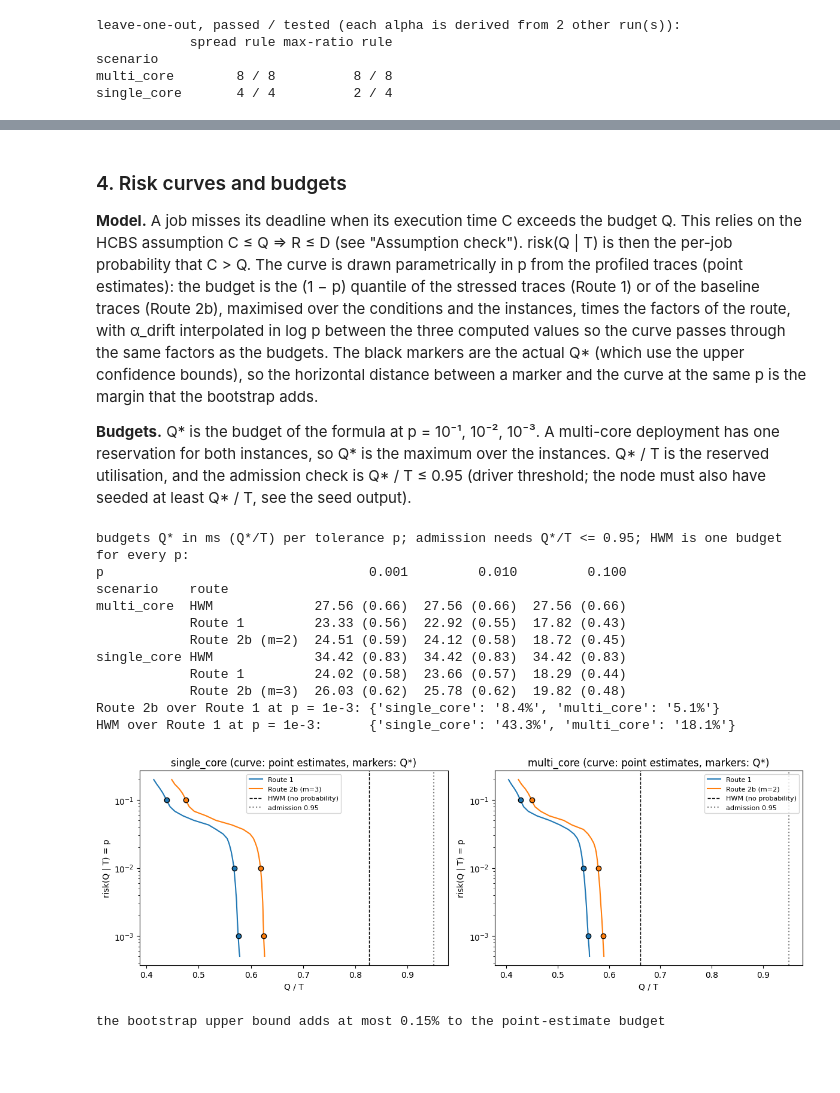
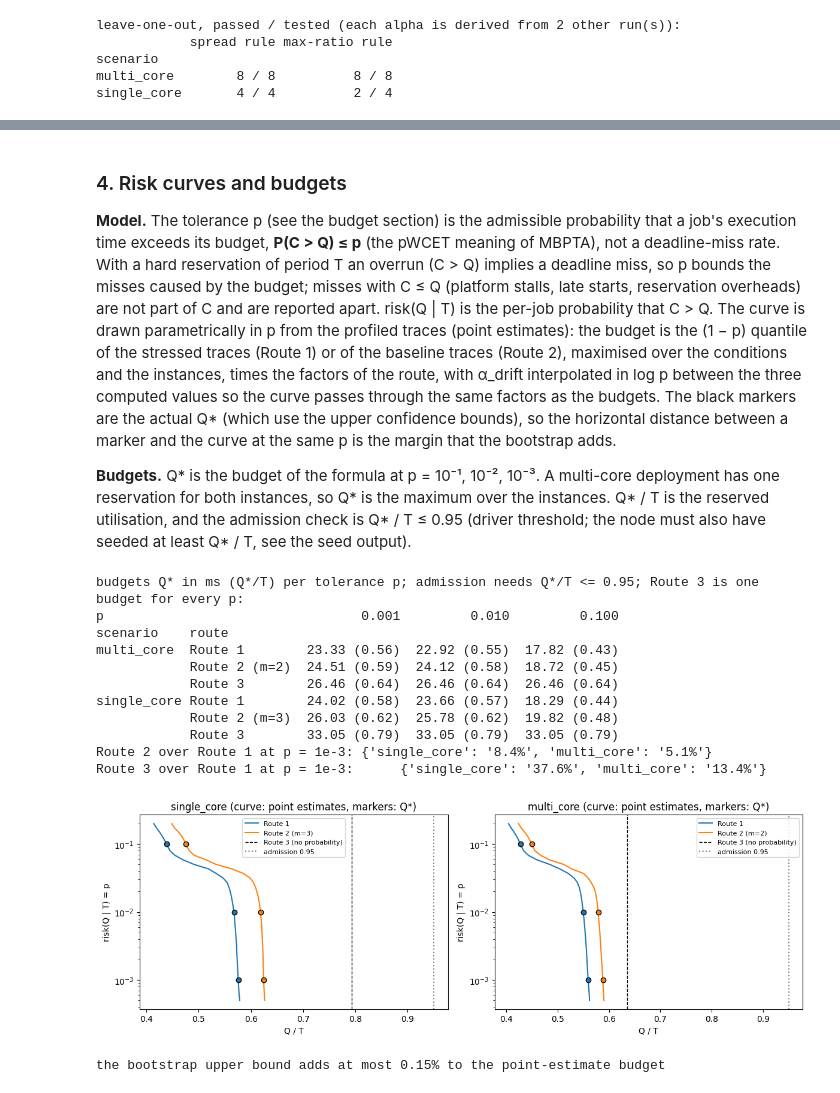
Before and after one commit to pippi2802/GraduationProject, a Jupyter notebook: research-questions/RQ2/analysis/analysis.ipynb, the cells around one changed output, grey strips where cells are left out. Saved outputs shown, nothing was run; the diff lists cells and outputs as text; code cells hidden in the pictures; blank space fills up the shorter version.

```diff
--- a/research-questions/RQ2/analysis/analysis.ipynb
+++ b/research-questions/RQ2/analysis/analysis.ipynb
@@ -1277,9 +1248,8 @@ ALPHA_PLATFORM = {1: 1.03, 2: 1.06, 3: 1.11}   # alpha_cores,platform(m): the vi
 M_USED = {"single_core": 3, "multi_core": 2}   # DECISION. multi-core: m=2 (1.06) or the conservative m=3 (1.11), see "Decision: m for multi-core"
 ADMISSION_MAX = 0.95                           # driver admission threshold: Q / T <= 0.95
 K_LIST = [10, 100]                             # window lengths k of the worst-case (m,k)
-HWM_STRESS = ("cache", "memory")               # third route (HWM): the stressed profiling runs whose maximum is taken
-HWM_MARGIN = 0.96                              # HWM: divide by this, the accounting shortfall measured online (C <= 0.96 Q* is never late)
-HWM_P = 1e-3                                   # HWM: alpha_drift is taken at this p (the route itself has no tolerance)
+HWM_STRESS = ("cache", "memory")               # Route 3: the stressed profiling runs whose maximum is taken
+HWM_P = 1e-3                                   # Route 3: alpha_drift is taken at this p (the route itself has no tolerance)
 
 # ---- alpha_drift as the spread of the baseline bounds (S1 + S2) ----
 spread = bnd.groupby(["scenario", "instance_id", "p"])["ucb"].agg(lambda v: v.max() / v.min())
@@ -1292,7 +1262,7 @@ print(alpha_drift_p.unstack("p").round(4).to_string())
 show_detail("spread per instance and p", spread.unstack("p").round(4))
 show_detail("max-ratio rule of the earlier cells, for comparison", alpha["ALL (deployment alpha)"].round(4).to_frame("alpha_drift"))
 
-# ---- third route, HWM: Q = max C over the stressed profiling runs x alpha_drift / 0.96, no tolerance ----
+# ---- Route 3 (high-water mark): Q = max C over the stressed profiling runs x alpha_drift, no tolerance ----
 _hwm = {}
 def hwm_ms(scen, inst):
     """max CPU time (ms) over the stressed profiling runs, per instance; warm-up and skipped jobs are out of load_series,
@@ -1311,10 +1281,10 @@ def budget_table(m_used):
     for (scen, inst, p), r in final.iterrows():
         a_d = alpha_drift_p[(scen, p)]
         rows.append(dict(scenario=scen, instance_id=inst, p=p, route="Route 1", Q_ms=r.C_p_stress * a_d))
-        rows.append(dict(scenario=scen, instance_id=inst, p=p, route=f"Route 2b (m={m_used[scen]})",
+        rows.append(dict(scenario=scen, instance_id=inst, p=p, route=f"Route 2 (m={m_used[scen]})",
                          Q_ms=r.C_p_base * ALPHA_PLATFORM[m_used[scen]] * a_d))
-        rows.append(dict(scenario=scen, instance_id=inst, p=p, route="HWM",       # the same budget for every p
-                         Q_ms=hwm_ms(scen, inst) * alpha_drift_p[(scen, HWM_P)] / HWM_MARGIN))
+        rows.append(dict(scenario=scen, instance_id=inst, p=p, route="Route 3",       # the same budget for every p
+                         Q_ms=hwm_ms(scen, inst) * alpha_drift_p[(scen, HWM_P)]))
     return pd.DataFrame(rows)
 
 # m=3 for multi-core is kept next to the used m, so the two can be compared everywhere below
@@ -1514,7 +1484,7 @@ S2 only (baselines)  300000       0    0.0e+00   1.0e-05      0.0e+00
 # %% [markdown]
 ### 4. Risk curves and budgets
 
-**Model.** A job misses its deadline when its execution time C exceeds the budget Q. This relies on the HCBS assumption C ≤ Q ⇒ R ≤ D (see "Assumption check"). risk(Q | T) is then the per-job probability that C > Q. The curve is drawn parametrically in p from the profiled traces (point estimates): the budget is the (1 − p) quantile of the stressed traces (Route 1) or of the baseline traces (Route 2b), maximised over the conditions and the instances, times the factors of the route, with α_drift interpolated in log p between the three computed values so the curve passes through the same factors as the budgets. The black markers are the actual Q* (which use the upper confidence bounds), so the horizontal distance between a marker and the curve at the same p is the margin that the bootstrap adds.
+**Model.** The tolerance p (see the budget section) is the admissible probability that a job's execution time exceeds its budget, **P(C > Q) ≤ p** (the pWCET meaning of MBPTA), not a deadline-miss rate. With a hard reservation of period T an overrun (C > Q) implies a deadline miss, so p bounds the misses caused by the budget; misses with C ≤ Q (platform stalls, late starts, reservation overheads) are not part of C and are reported apart. risk(Q | T) is the per-job probability that C > Q. The curve is drawn parametrically in p from the profiled traces (point estimates): the budget is the (1 − p) quantile of the stressed traces (Route 1) or of the baseline traces (Route 2), maximised over the conditions and the instances, times the factors of the route, with α_drift interpolated in log p between the three computed values so the curve passes through the same factors as the budgets. The black markers are the actual Q* (which use the upper confidence bounds), so the horizontal distance between a marker and the curve at the same p is the margin that the bootstrap adds.
 
 **Budgets.** Q* is the budget of the formula at p = 10⁻¹, 10⁻², 10⁻³. A multi-core deployment has one reservation for both instances, so Q* is the maximum over the instances. Q* / T is the reserved utilisation, and the admission check is Q* / T ≤ 0.95 (driver threshold; the node must also have seeded at least Q* / T, see the seed output).
 # %%
@@ -1522,18 +1492,18 @@ S2 only (baselines)  300000       0    0.0e+00   1.0e-05      0.0e+00
 dep = bt_all.groupby(["scenario", "route", "p"], as_index=False)["Q_ms"].max()     # one reservation: max over instances
 dep["Q_over_T"] = dep.Q_ms / T_MS
 dep["admitted"] = dep.Q_over_T <= ADMISSION_MAX
-dep["in_use"] = [r in ("Route 1", "HWM") or r == f"Route 2b (m={M_USED[s]})" for s, r in zip(dep.scenario, dep.route)]
+dep["in_use"] = [r in ("Route 1", "Route 3") or r == f"Route 2 (m={M_USED[s]})" for s, r in zip(dep.scenario, dep.route)]
 _d = dep[dep.in_use].assign(cell=lambda d: d.Q_ms.round(2).astype(str) + " (" + d.Q_over_T.round(2).astype(str) + ")")
-print(f"budgets Q* in ms (Q*/T) per tolerance p; admission needs Q*/T <= {ADMISSION_MAX}; HWM is one budget for every p"
+print(f"budgets Q* in ms (Q*/T) per tolerance p; admission needs Q*/T <= {ADMISSION_MAX}; Route 3 is one budget for every p"
       + ("" if dep[dep.in_use].admitted.all() else "  -- NOT ALL ADMITTED") + ":")
 print(_d.pivot_table(index=["scenario", "route"], columns="p", values="cell", aggfunc="first").to_string())
-piv = dep[dep.in_use & (dep.route != "HWM")].assign(kind=lambda d: np.where(d.route == "Route 1", "r1", "r2b")).pivot_table(
+piv = dep[dep.in_use & (dep.route != "Route 3")].assign(kind=lambda d: np.where(d.route == "Route 1", "r1", "r2")).pivot_table(
     index=["scenario", "p"], columns="kind", values="Q_ms")
-_ob = (piv.r2b / piv.r1 - 1) * 100
-print("Route 2b over Route 1 at p = 1e-3:", {s: f"{_ob[(s, 1e-3)]:.1f}%" for s in SCENARIOS})
-_h = dep[(dep.route == "HWM") & (dep.p == 1e-3)].set_index("scenario").Q_ms
+_ob = (piv.r2 / piv.r1 - 1) * 100
+print("Route 2 over Route 1 at p = 1e-3:", {s: f"{_ob[(s, 1e-3)]:.1f}%" for s in SCENARIOS})
+_h = dep[(dep.route == "Route 3") & (dep.p == 1e-3)].set_index("scenario").Q_ms
 _r1 = dep[(dep.route == "Route 1") & (dep.p == 1e-3)].set_index("scenario").Q_ms
-print("HWM over Route 1 at p = 1e-3:     ", {s: f"{(_h[s] / _r1[s] - 1) * 100:.1f}%" for s in SCENARIOS})
+print("Route 3 over Route 1 at p = 1e-3:     ", {s: f"{(_h[s] / _r1[s] - 1) * 100:.1f}%" for s in SCENARIOS})
 
 # ---- risk(Q | T) curves: parametric in p, same factors as the budgets ----
 import matplotlib.pyplot as plt
@@ -1544,48 +1514,48 @@ def q_point(scen, conds, p):
     """(1-p) quantile of the profiled traces, maximised over conditions and instances"""
     return max(np.quantile(s1_series[(scen, c, i)], 1 - p) for c in conds for i in SCENARIOS[scen])
 
 def alpha_drift_at(scen, p):
     a = alpha_drift_p[scen].sort_index()                        # indexed by p
     return float(np.exp(np.interp(np.log(p), np.log(a.index.values), np.log(a.values))))
 
 p_grid = np.logspace(-3.3, -0.7, 40)
 fig, axes = plt.subplots(1, len(SCENARIOS), figsize=(6 * len(SCENARIOS), 4.2), squeeze=False)
 for ax, scen in zip(axes[0], SCENARIOS):
     a_p = ALPHA_PLATFORM[M_USED[scen]]
-    for name, conds, plat in (("Route 1", ("cache", "memory"), 1.0), (f"Route 2b (m={M_USED[scen]})", ("baseline1", "baseline2"), a_p)):
+    for name, conds, plat in (("Route 1", ("cache", "memory"), 1.0), (f"Route 2 (m={M_USED[scen]})", ("baseline1", "baseline2"), a_p)):
         q = [q_point(scen, conds, p) * plat * alpha_drift_at(scen, p) for p in p_grid]
         line, = ax.semilogy(np.array(q) / T_MS, p_grid, label=name)
         d = dep[(dep.scenario == scen) & (dep.route == name)]
         ax.plot(d.Q_over_T, d.p, "o", color=line.get_color(), mec="k", ms=6)
-    _hw = dep[(dep.scenario == scen) & (dep.route == "HWM")]
+    _hw = dep[(dep.scenario == scen) & (dep.route == "Route 3")]
     if len(_hw):
-        ax.axvline(_hw.Q_over_T.iloc[0], color="k", ls="--", lw=1, label="HWM (no probability)")
+        ax.axvline(_hw.Q_over_T.iloc[0], color="k", ls="--", lw=1, label="Route 3 (no probability)")
     ax.axvline(ADMISSION_MAX, color="grey", ls=":", label="admission 0.95")
     ax.set(title=scen + " (curve: point estimates, markers: Q*)", xlabel="Q / T", ylabel="risk(Q | T) = p")
     ax.legend(fontsize=8)
 plt.tight_layout(); plt.show()
 
 mrows = []
-for d in dep[dep.in_use & (dep.route != "HWM")].itertuples():
+for d in dep[dep.in_use & (dep.route != "Route 3")].itertuples():
     conds, plat = (("cache", "memory"), 1.0) if d.route == "Route 1" else (("baseline1", "baseline2"), ALPHA_PLATFORM[M_USED[d.scenario]])
     qp = q_point(d.scenario, conds, d.p) * plat * alpha_drift_at(d.scenario, d.p)
     mrows.append(dict(scenario=d.scenario, route=d.route, p=d.p, Q_star_ms=d.Q_ms, Q_point_ms=qp, bootstrap_margin_pct=(d.Q_ms / qp - 1) * 100))
 _m = pd.DataFrame(mrows)
 print(f"the bootstrap upper bound adds at most {_m.bootstrap_margin_pct.max():.2f}% to the point-estimate budget")
 show_detail("margin per budget", _m.round(3))
 # %% [output]
-budgets Q* in ms (Q*/T) per tolerance p; admission needs Q*/T <= 0.95; HWM is one budget for every p:
-p                                  0.001         0.010         0.100
+budgets Q* in ms (Q*/T) per tolerance p; admission needs Q*/T <= 0.95; Route 3 is one budget for every p:
+p                                 0.001         0.010         0.100
 scenario    route
-multi_core  HWM             27.56 (0.66)  27.56 (0.66)  27.56 (0.66)
-            Route 1         23.33 (0.56)  22.92 (0.55)  17.82 (0.43)
-            Route 2b (m=2)  24.51 (0.59)  24.12 (0.58)  18.72 (0.45)
-single_core HWM             34.42 (0.83)  34.42 (0.83)  34.42 (0.83)
-            Route 1         24.02 (0.58)  23.66 (0.57)  18.29 (0.44)
-            Route 2b (m=3)  26.03 (0.62)  25.78 (0.62)  19.82 (0.48)
-Route 2b over Route 1 at p = 1e-3: {'single_core': '8.4%', 'multi_core': '5.1%'}
-HWM over Route 1 at p = 1e-3:      {'single_core': '43.3%', 'multi_core': '18.1%'}
+multi_core  Route 1        23.33 (0.56)  22.92 (0.55)  17.82 (0.43)
+            Route 2 (m=2)  24.51 (0.59)  24.12 (0.58)  18.72 (0.45)
+            Route 3        26.46 (0.64)  26.46 (0.64)  26.46 (0.64)
+single_core Route 1        24.02 (0.58)  23.66 (0.57)  18.29 (0.44)
+            Route 2 (m=3)  26.03 (0.62)  25.78 (0.62)  19.82 (0.48)
+            Route 3        33.05 (0.79)  33.05 (0.79)  33.05 (0.79)
+Route 2 over Route 1 at p = 1e-3: {'single_core': '8.4%', 'multi_core': '5.1%'}
+Route 3 over Route 1 at p = 1e-3:      {'single_core': '37.6%', 'multi_core': '13.4%'}
-[figure, old version]
+[figure, new version]
 the bootstrap upper bound adds at most 0.15% to the point-estimate budget
 # %% [markdown]
 #### Asking the budget for any p, or the risk of any budget
```
Also changed, not shown: parts of 40 cells of this notebook, 18 other files.
